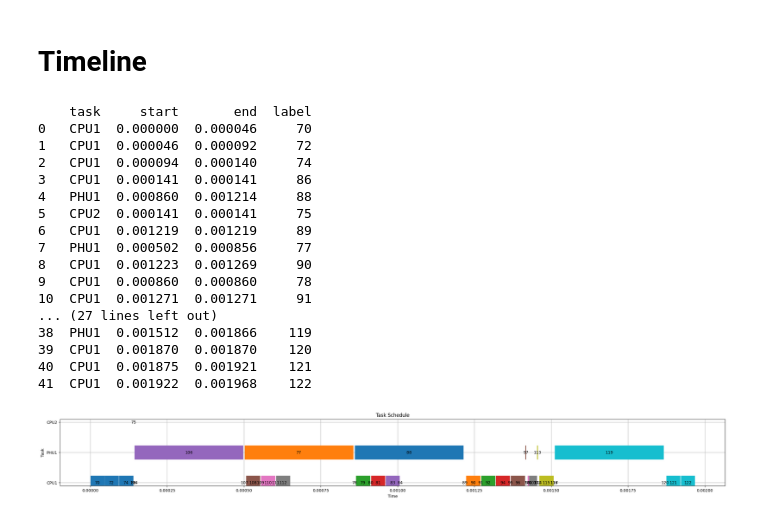
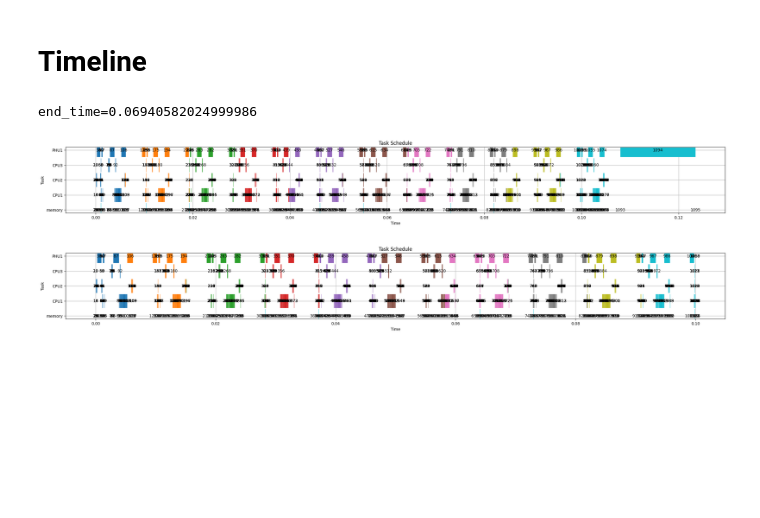
Before and after one commit to RyanTomich/photonic_compiler, a Jupyter notebook: model_to_graph/sub_graphs.ipynb, the cells around one changed output. Drawn from its saved outputs; the diff is of its cells as text; code cells hidden in the pictures; blank space fills up the shorter version.

```diff
--- a/model_to_graph/sub_graphs.ipynb
+++ b/model_to_graph/sub_graphs.ipynb
@@ -121,12 +191,24 @@ draw_subgraphs(graph, sub=subgraph_to_plot)
 # %%
-# read_json_path = '/home/rjtomich/photonic_compiler/model_to_graph/gpt2_graph.json'
-# # read_json_path = '/home/rjtomich/photonic_compiler/model_to_graph/bert-base-uncased_graph.json'
-# # read_json_path = '/home/rjtomich/photonic_compiler/Pytorch-LeNet/simple_LeNet_graph.json'
-# # read_json_path = '/home/rjtomich/photonic_compiler/Pytorch-LeNet/simple_LeNet_graph_NoFusion.json'
-# with open(read_json_path)  as json_file:
-#     raw_json = json.load(json_file) # returns json file as dict
-# graph = sg.StackedGraph(raw_json=raw_json)
 
-# subgraphs = list(dijk.graph_partition(graph))
-# dijk.select_nodes(graph, subgraphs)
-# dijk.scheduling_dijkstra(subgraphs[2])
+read_json_path = '/home/rjtomich/photonic_compiler/model_to_graph/gpt2_graph.json'
+# read_json_path = '/home/rjtomich/photonic_compiler/model_to_graph/bert-base-uncased_graph.json'
+# read_json_path = '/home/rjtomich/photonic_compiler/Pytorch-LeNet/simple_LeNet_graph.json'
+# read_json_path = '/home/rjtomich/photonic_compiler/Pytorch-LeNet/simple_LeNet_graph_NoFusion.json'
+with open(read_json_path)  as json_file:
+    raw_json = json.load(json_file) # returns json file as dict
+
+
+graph = sg.StackedGraph(raw_json=raw_json)
+# gv.adj_to_graph(graph.adj_matrix, save=True, layout = 'spectral')
+subgraphs = list(dijk.graph_partition(graph))
+dijk.select_nodes(graph, subgraphs)
+end_time = dijk.schdeule_nodes(graph, subgraphs)
+
+print(f'{end_time=}')
+
+make_schedule(graph, xlim_start=None, xlim_end=None)
+make_schedule(graph, xlim_start=0, xlim_end=0.02)
+# %% [output]
+end_time=0.06940582024999986
+[figure, added]
+[figure, added]
@@ -184,32 +214,0 @@ def make_schedule(graph):
-# %%
-# available_hardware = {'CPU': {'CPU1': 0, 'CPU2': 0, 'CPU3': 0, 'CPU4': 0}, 'PHU': {'PHU1': 0, 'PHU2': 0, 'PHU3': 0} }
-# available_hardware = {'CPU': {'CPU1': 0, 'CPU2': 0, 'CPU3': 0, 'CPU4': 0}, 'PHU': {'PHU1': 0, 'PHU2': 0} }
-# available_hardware = {'CPU': {'CPU1': 0, 'CPU2': 0, 'CPU3': 0, 'CPU4': 0}, 'PHU': {'PHU1': 0} }
-
-# available_hardware = {'CPU': {'CPU1': 0, 'CPU2': 0}, 'PHU': {'PHU1': 0, 'PHU2': 0, 'PHU3': 0} }
-# available_hardware = {'CPU': {'CPU1': 0}, 'PHU': {'PHU1': 0, 'PHU2': 0, 'PHU3': 0} }
-# available_hardware = {'CPU': {'CPU1': 0, 'CPU2': 0, 'CPU3': 0, 'CPU4': 0}, 'PHU': {'PHU1': 0} }
-# available_hardware = {'CPU': {'CPU1': 0, 'CPU2': 0, 'CPU3': 0}, 'PHU': {'PHU1': 0} }
-# available_hardware = {'CPU': {'CPU1': 0, 'CPU2': 0,}, 'PHU': {'PHU1': 0} }
-available_hardware = {'CPU': {'CPU1': 0,}, 'PHU': {'PHU1': 0} }
-dijk.scheduling_dijkstra(subgraphs[subgraph_to_plot], available_hardware=available_hardware)
-make_schedule(subgraphs[subgraph_to_plot])
-# %% [output]
-    task     start       end  label
-0   CPU1  0.000000  0.000046     70
-1   CPU1  0.000046  0.000092     72
-2   CPU1  0.000094  0.000140     74
-3   CPU1  0.000141  0.000141     86
-4   PHU1  0.000860  0.001214     88
-5   CPU2  0.000141  0.000141     75
-6   CPU1  0.001219  0.001219     89
-7   PHU1  0.000502  0.000856     77
-8   CPU1  0.001223  0.001269     90
-9   CPU1  0.000860  0.000860     78
-10  CPU1  0.001271  0.001271     91
-... (27 lines left out)
-38  PHU1  0.001512  0.001866    119
-39  CPU1  0.001870  0.001870    120
-40  CPU1  0.001875  0.001921    121
-41  CPU1  0.001922  0.001968    122
-[figure, removed]
```
Also changed, not shown: parts of 6 cells of this notebook, 3 other files.
